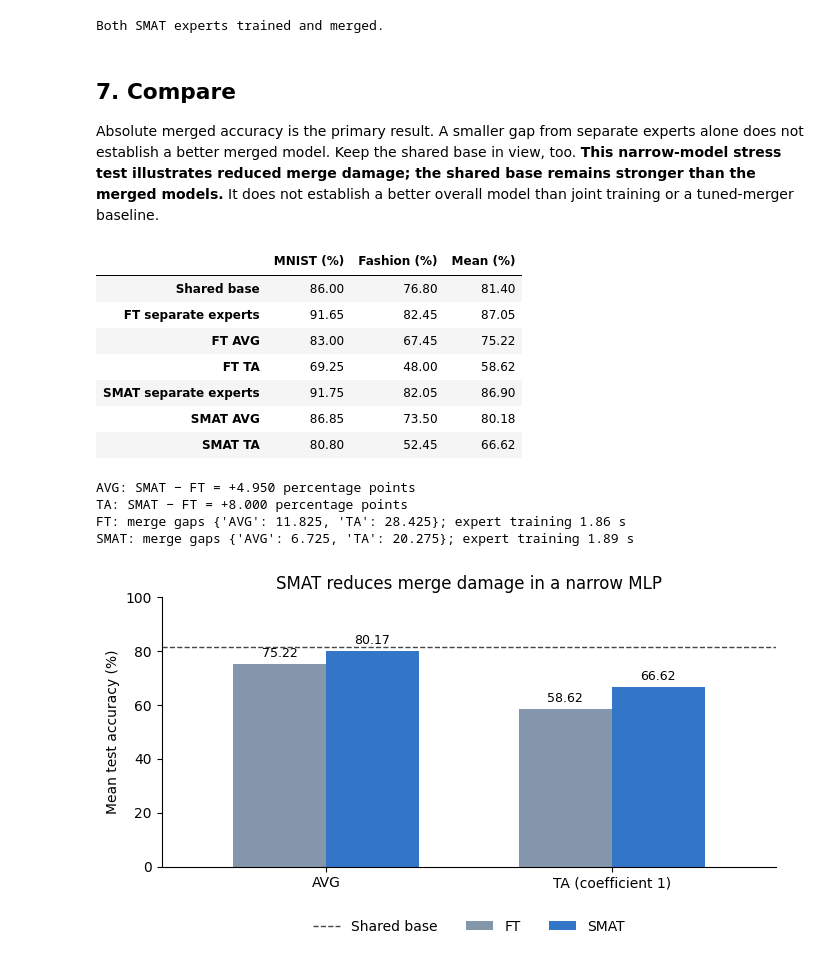
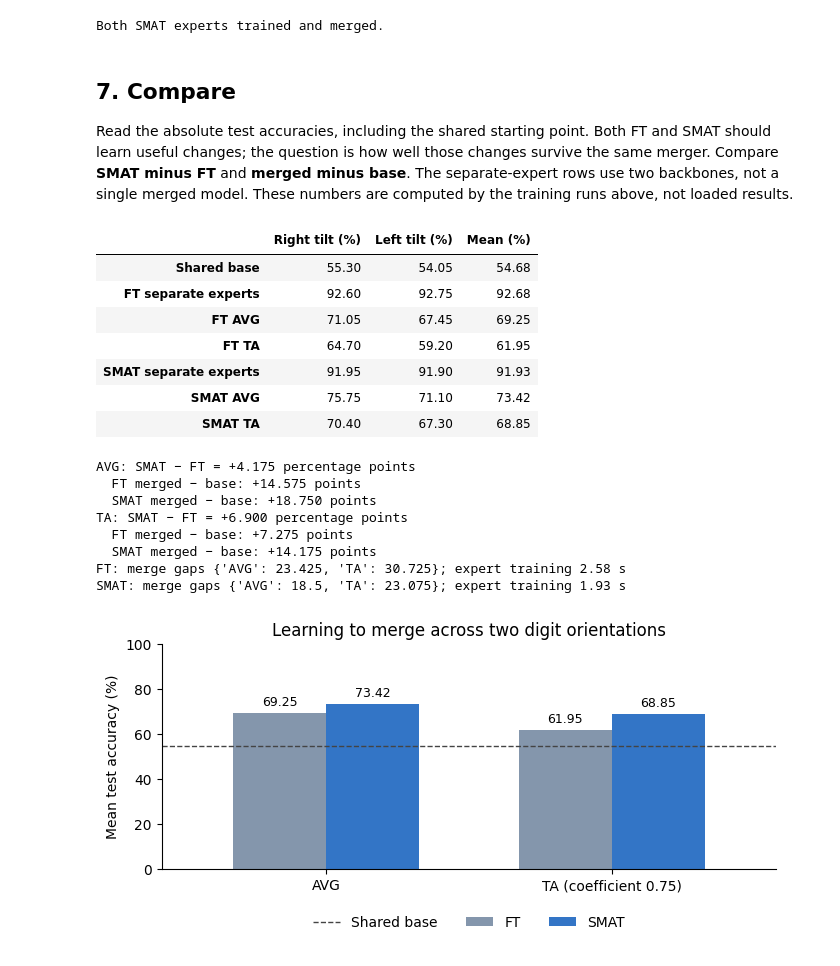
Before and after one commit to egangu/smat, a Jupyter notebook: examples/smat_image_demo.ipynb, the cells around one changed output. Cells and saved outputs as stored; diff of their text form; code cells hidden in the pictures.

Commit message:
Publish validated CPU notebook and five-seed domain-shift results

```diff
--- a/examples/smat_image_demo.ipynb
+++ b/examples/smat_image_demo.ipynb
@@ -45,8 +44,8 @@ elif Path("demo_utils.py").exists():
     DEMO_DIR = Path.cwd()
 else:
     DEMO_DIR = Path("smat_demo_files").resolve()
-ASSET_REVISION = "4439f2d934b5e65e5b5673099194e10a06fd22cb"
-CHECKSUMS = {'demo_utils.py': '0692352edab29aedc8b6e7be45fdc360ee436124e3832cbc1cec81718e447481', 'assets/shared_base.pt': 'e1693268124300b0de932ca05df6be057cda3eb531cb87286814499ec37ef72c', 'assets/shared_base.json': 'f1be0588efc2706c4be64185c6c989bcba9344564f8ccabb40919205f562f6c5'}
+ASSET_REVISION = "b95f5126c3c80e008726dbe694cfbee251af138d"
+CHECKSUMS = {'demo_utils.py': 'be6452d559996b96cccb8ad0b8e3141fc802b066c0f375da41f6ccf6108f21be', 'assets/shared_base.pt': '7197bf9259669851147a5ad6cbc4a742eda7f25e08ec8cbdc44db6be3ac5e4da', 'assets/shared_base.json': '21fd9a8c5ea3c40c6292d365be0a473ba6a3b6580d16d6e5570a8c64734e9bf2'}
 for name, expected in CHECKSUMS.items():
     path = DEMO_DIR / name
     path.parent.mkdir(parents=True, exist_ok=True)
@@ -67,7 +66,7 @@ from demo_utils import TASKS, TinyMLP, load_data, score, show_examples, show_pre
 # These are the only controls needed for a normal run.
 DEVICE = os.environ.get("SMAT_DEMO_DEVICE", "cpu")  # Change to "cuda" for a GPU.
 SEED, STEPS, LR, BATCH_SIZE = 0, 1200, 0.001, 128
-TA_COEFFICIENT = 1.0
+TA_COEFFICIENT = 0.75
 FULL_TEST = False
 SETTINGS = {"backend": "eager", "scale": {"alpha_min": 0.1},
             "mask": {"probability": 0.8}, "perturb": {"rms": 0.01},
@@ -187,7 +194,7 @@ def merge(base, experts, weight=0.5):
     model.backbone.load_state_dict({name: weight * left[name] + (1-weight) * right[name] for name in left})
     return model
 
-def task_arithmetic(base, experts, coefficient=1.0):
+def task_arithmetic(base, experts, coefficient=TA_COEFFICIENT):
     """Add the sum of task vectors to the shared base; heads remain fixed."""
     model = copy.deepcopy(base)
     origin = base.backbone.state_dict()
@@ -262,45 +269,52 @@ Both SMAT experts trained and merged.
 # %% [markdown]
 ## 7. Compare
 
-Absolute merged accuracy is the primary result. A smaller gap from separate
-experts alone does not establish a better merged model. Keep the shared base
-in view, too. **This narrow-model stress test illustrates reduced merge damage;
-the shared base remains stronger than the merged models.** It does not establish
-a better overall model than joint training or a tuned-merger baseline.
+Read the absolute test accuracies, including the shared starting point.
+Both FT and SMAT should learn useful changes; the question is how well those
+changes survive the same merger. Compare **SMAT minus FT** and **merged minus
+base**. The separate-expert rows use two backbones, not a single merged model.
+These numbers are computed by the training runs above, not loaded results.
 # %%
 table = pd.DataFrame.from_dict(rows, orient="index")
-display(table.round(2).rename(columns={"MNIST": "MNIST (%)", "FashionMNIST": "Fashion (%)", "Mean": "Mean (%)"}))
+display(table.round(2).rename(columns={"Left": "Left tilt (%)", "Right": "Right tilt (%)", "Mean": "Mean (%)"}))
 for merger in ("AVG", "TA"):
     gain = rows[f"SMAT {merger}"]["Mean"] - rows[f"FT {merger}"]["Mean"]
     print(f"{merger}: SMAT − FT = {gain:+.3f} percentage points")
+    for method in ("FT", "SMAT"):
+        change = rows[f"{method} {merger}"]["Mean"] - rows["Shared base"]["Mean"]
+        print(f"  {method} merged − base: {change:+.3f} points")
 for method in ("FT", "SMAT"):
     gaps = {m: round(rows[f"{method} separate experts"]["Mean"]-rows[f"{method} {m}"]["Mean"], 3) for m in ("AVG", "TA")}
     print(f"{method}: merge gaps {gaps}; expert training {timings[method]:.2f} s")
 
-comparison = pd.DataFrame({method: [rows[f"{method} {m}"]["Mean"] for m in ("AVG", "TA")] for method in ("FT", "SMAT")}, index=["AVG", "TA (coefficient 1)"])
-ax = comparison.plot.bar(figsize=(7, 4), color=["#8496ac", "#3375c6"], rot=0, width=0.65)
-ax.set(ylabel="Mean test accuracy (%)", ylim=(0, 100), title="SMAT reduces merge damage in a narrow MLP")
+comparison = pd.DataFrame({method: [rows[f"{method} {m}"]["Mean"] for m in ("AVG", "TA")] for method in ("FT", "SMAT")}, index=["AVG", "TA (coefficient 0.75)"])
+ax = comparison.plot.bar(figsize=(7, 3.5), color=["#8496ac", "#3375c6"], rot=0, width=0.65)
+ax.set(ylabel="Mean test accuracy (%)", ylim=(0, 100), title="Learning to merge across two digit orientations")
 ax.axhline(rows["Shared base"]["Mean"], color="#444444", linestyle="--", linewidth=1, label="Shared base")
 for bars in ax.containers:
     ax.bar_label(bars, fmt="%.2f", fontsize=9, padding=3)
 ax.legend(frameon=False, loc="upper center", bbox_to_anchor=(0.5, -0.15), ncol=3)
 ax.spines[["top", "right"]].set_visible(False)
 plt.tight_layout()
 plt.show()
 # %% [output]
-|  | MNIST (%) | Fashion (%) | Mean (%) |
-| Shared base | 86.00 | 76.80 | 81.40 |
-| FT separate experts | 91.65 | 82.45 | 87.05 |
-| FT AVG | 83.00 | 67.45 | 75.22 |
-| FT TA | 69.25 | 48.00 | 58.62 |
-| SMAT separate experts | 91.75 | 82.05 | 86.90 |
-| SMAT AVG | 86.85 | 73.50 | 80.18 |
-| SMAT TA | 80.80 | 52.45 | 66.62 |
+|  | Right tilt (%) | Left tilt (%) | Mean (%) |
+| Shared base | 55.30 | 54.05 | 54.68 |
+| FT separate experts | 92.60 | 92.75 | 92.68 |
+| FT AVG | 71.05 | 67.45 | 69.25 |
+| FT TA | 64.70 | 59.20 | 61.95 |
+| SMAT separate experts | 91.95 | 91.90 | 91.93 |
+| SMAT AVG | 75.75 | 71.10 | 73.42 |
+| SMAT TA | 70.40 | 67.30 | 68.85 |
-AVG: SMAT − FT = +4.950 percentage points
-TA: SMAT − FT = +8.000 percentage points
-FT: merge gaps {'AVG': 11.825, 'TA': 28.425}; expert training 1.86 s
-SMAT: merge gaps {'AVG': 6.725, 'TA': 20.275}; expert training 1.89 s
+AVG: SMAT − FT = +4.175 percentage points
+  FT merged − base: +14.575 points
+  SMAT merged − base: +18.750 points
+TA: SMAT − FT = +6.900 percentage points
+  FT merged − base: +7.275 points
+  SMAT merged − base: +14.175 points
+FT: merge gaps {'AVG': 23.425, 'TA': 30.725}; expert training 2.58 s
+SMAT: merge gaps {'AVG': 18.5, 'TA': 23.075}; expert training 1.93 s
-[figure, old version]
+[figure, new version]
 # %%
 # First image of each of six classes in the fixed test subset; no cherry-picking.
 show_predictions(ft_merged, smat_merged, data, device)
```
Also changed, not shown: parts of 8 cells of this notebook, 5 other files.
